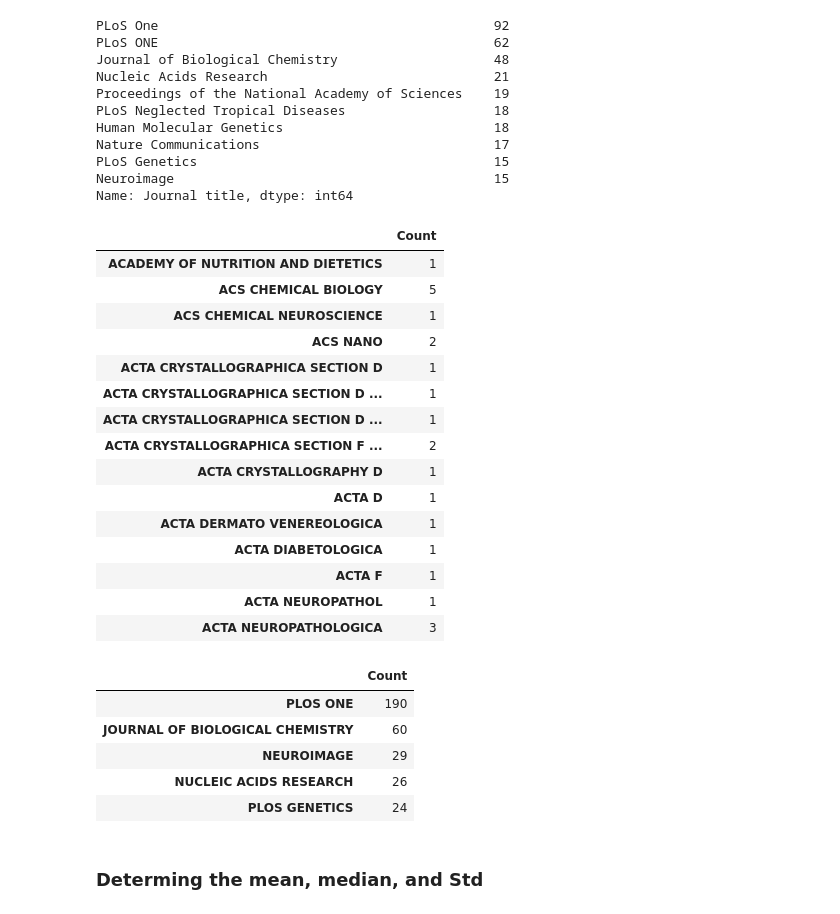
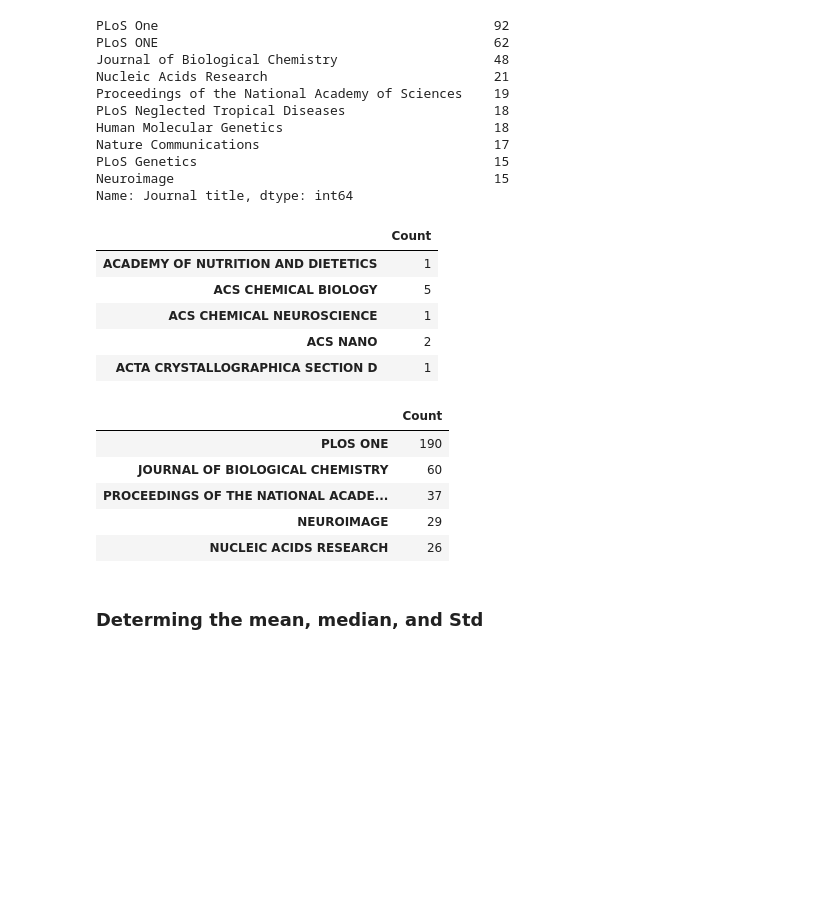
Before and after one commit to madderle/Data-Science-Bootcamp, a Jupyter notebook: Unit 1/Intermediate Visualization/Challenge Data cleaning and Validation.ipynb, the cells around one changed output. Saved outputs shown, nothing was run; the diff lists cells and outputs as text; code cells hidden in the pictures; blank space fills up the shorter version.

Commit message:
Fixed the journal title filter and provided statistics on each journal

```diff
--- a/Unit 1/Intermediate Visualization/Challenge Data cleaning and Validation.ipynb
+++ b/Unit 1/Intermediate Visualization/Challenge Data cleaning and Validation.ipynb
@@ -62,31 +62,35 @@ data['Journal title'] = data['Journal title'].str.replace('JOURNALS','JOURNAL')
 data['Journal title'] = data['Journal title'].str.replace('TROP MED INT HEALTH','TROPICAL MEDICINE AND INTERNATIONAL HEALTH')
 data['Journal title'] = data['Journal title'].str.replace('NEUROSCIENCES','NEUROSCIENCE')
 data['Journal title'] = data['Journal title'].str.replace('THE JOURNAL','JOURNAL')
+data['Journal title'] = data['Journal title'].str.replace('PROC NATL ACAD SCI U S A','PROCEEDINGS OF THE NATIONAL ACADEMY OF SCIENCES OF THE USA')
+data['Journal title'] = data['Journal title'].str.replace('PROCEDDINGS OF THE NATIONAL ACADEMY OF SCIENCES OF USA','PROCEEDINGS OF THE NATIONAL ACADEMY OF SCIENCES OF THE USA')
+data['Journal title'] = data['Journal title'].str.replace('PNAS','PROCEEDINGS OF THE NATIONAL ACADEMY OF SCIENCES OF THE USA')
+#data['Journal title'] = data['Journal title'].str.replace("PNAS (PROCEEDINGS OF THE NATIONAL ACADEMY OF SCIENCES OF THE UNITED STATES OF AMERICA",'PROCEEDINGS OF THE NATIONAL ACADEMY OF SCIENCES OF THE USA')
+data['Journal title'] = data['Journal title'].str.replace('PNAS USA','PROCEEDINGS OF THE NATIONAL ACADEMY OF SCIENCES OF THE USA')
+data['Journal title'] = data['Journal title'].str.replace("PROCEEDINGS OF THE NATIONAL ACADEMY OF SCIENCES (PNAS)",'PROCEEDINGS OF THE NATIONAL ACADEMY OF SCIENCES OF THE USA')
+data['Journal title'] = data['Journal title'].str.replace("UNITED STATES OF AMERICA",'USA')
+data['Journal title'] = data['Journal title'].str.strip()
+data['Journal title'] = data['Journal title'].str.replace("PROCEEDINGS OF THE NATIONAL ACADEMY OF SCIENCES",'PROCEEDINGS OF THE NATIONAL ACADEMY OF SCIENCES OF THE USA')
+data['Journal title'] = data['Journal title'].str.replace("OF THE USA OF THE USA",'OF THE USA')
 
+data['Journal title'] = data['Journal title'].str.replace("\(PROCEEDINGS OF THE NATIONAL ACADEMY OF SCIENCES OF THE USA",'')
+data['Journal title'] = data['Journal title'].str.replace("\(",'')
+data['Journal title'] = data['Journal title'].str.replace("\)",'')
+data['Journal title'] = data['Journal title'].str.replace("USA USA",'USA')
 data['Journal title'] = data['Journal title'].str.strip()
 # %%
 #Used the sort index to scroll through to look at the data to clean it. Also created a new dataframe
 new_df = pd.DataFrame(data['Journal title'].value_counts())
 new_df.columns=['Count']
 #Typically wouldnt limit it, but added head() for viewing purposes.
-new_df.sort_index().head(15)
+new_df.sort_index().head()
 # %% [output]
 |  | Count |
 | ACADEMY OF NUTRITION AND DIETETICS | 1 |
 | ACS CHEMICAL BIOLOGY | 5 |
 | ACS CHEMICAL NEUROSCIENCE | 1 |
 | ACS NANO | 2 |
 | ACTA CRYSTALLOGRAPHICA SECTION D | 1 |
-| ACTA CRYSTALLOGRAPHICA SECTION D ... | 1 |
-| ACTA CRYSTALLOGRAPHICA SECTION D ... | 1 |
-| ACTA CRYSTALLOGRAPHICA SECTION F ... | 2 |
-| ACTA CRYSTALLOGRAPHY D | 1 |
-| ACTA D | 1 |
-| ACTA DERMATO VENEREOLOGICA | 1 |
-| ACTA DIABETOLOGICA | 1 |
-| ACTA F | 1 |
-| ACTA NEUROPATHOL | 1 |
-| ACTA NEUROPATHOLOGICA | 3 |
 # %%
 #Top five journals after cleaning
 new_df.head(5)
@@ -94,9 +98,9 @@ new_df.head(5)
 |  | Count |
 | PLOS ONE | 190 |
 | JOURNAL OF BIOLOGICAL CHEMISTRY | 60 |
+| PROCEEDINGS OF THE NATIONAL ACADE... | 37 |
 | NEUROIMAGE | 29 |
 | NUCLEIC ACIDS RESEARCH | 26 |
-| PLOS GENETICS | 24 |
 # %% [markdown]
 ### Determing the mean, median, and Std
 # %%
```
Also changed, not shown: parts of 12 cells of this notebook.
